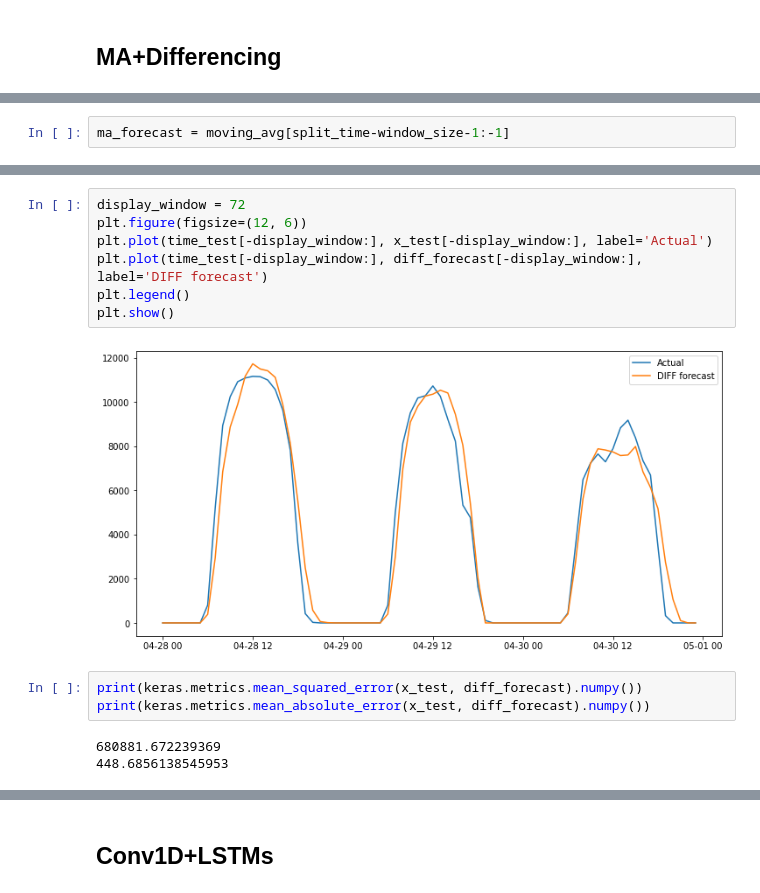
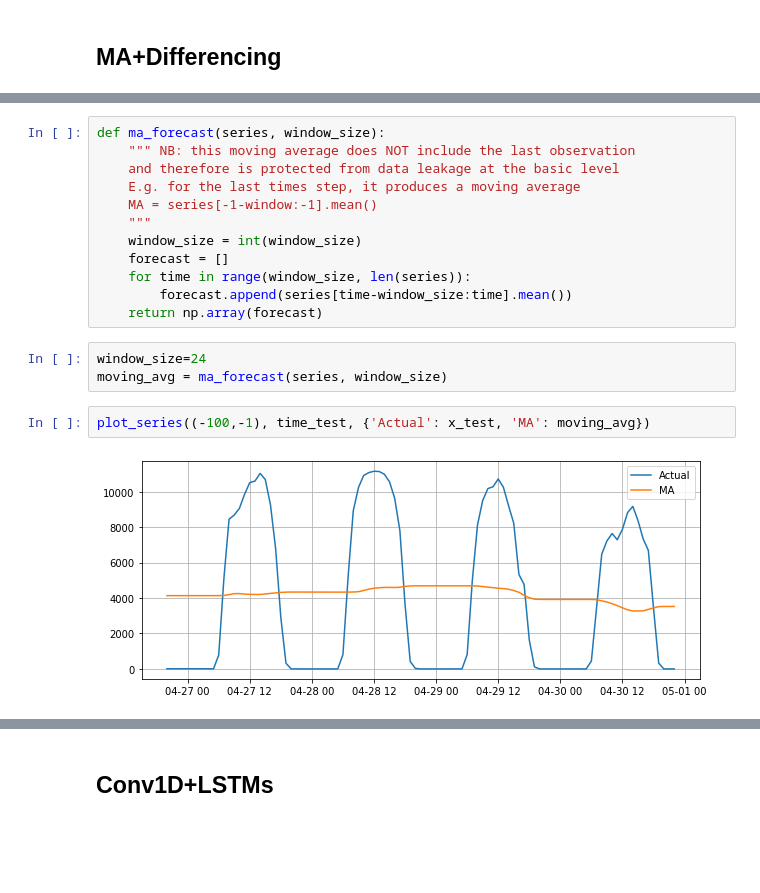
Before and after one commit to dlevonian/california_renewables, a Jupyter notebook: caiso_forecast.ipynb, the cells around one changed output, grey strips where cells are left out. Drawn from its saved outputs; the diff is of its cells as text; blank space fills up the shorter version.

```diff
--- a/caiso_forecast.ipynb
+++ b/caiso_forecast.ipynb
@@ -117,2 +127,0 @@ moving_avg = moving_average_forecast(series, window_size)#[-240:]
-# %%
-ma_forecast = moving_avg[split_time-window_size-1:-1]
@@ -150,15 +128,19 @@ diff_forecast=np.floor(np.maximum(0,diff_forecast))
-# %%
-display_window = 72
-plt.figure(figsize=(12, 6))
-plt.plot(time_test[-display_window:], x_test[-display_window:], label='Actual')
-plt.plot(time_test[-display_window:], diff_forecast[-display_window:], label='DIFF forecast')
-plt.legend()
-plt.show()
-# %% [output]
-[figure, removed]
-# %%
-print(keras.metrics.mean_squared_error(x_test, diff_forecast).numpy())
-print(keras.metrics.mean_absolute_error(x_test, diff_forecast).numpy())
-# %% [output]
-680881.672239369
-448.6856138545953
+# %%
+def ma_forecast(series, window_size):
+    """ NB: this moving average does NOT include the last observation
+    and therefore is protected from data leakage at the basic level
+    E.g. for the last times step, it produces a moving average
+    MA = series[-1-window:-1].mean()
+    """
+    window_size = int(window_size)
+    forecast = []
+    for time in range(window_size, len(series)):
+        forecast.append(series[time-window_size:time].mean())
+    return np.array(forecast)
+# %%
+window_size=24
+moving_avg = ma_forecast(series, window_size)
+# %%
+plot_series((-100,-1), time_test, {'Actual': x_test, 'MA': moving_avg})
+# %% [output]
+[figure, added]
```
Also changed, not shown: parts of 56 cells of this notebook.
